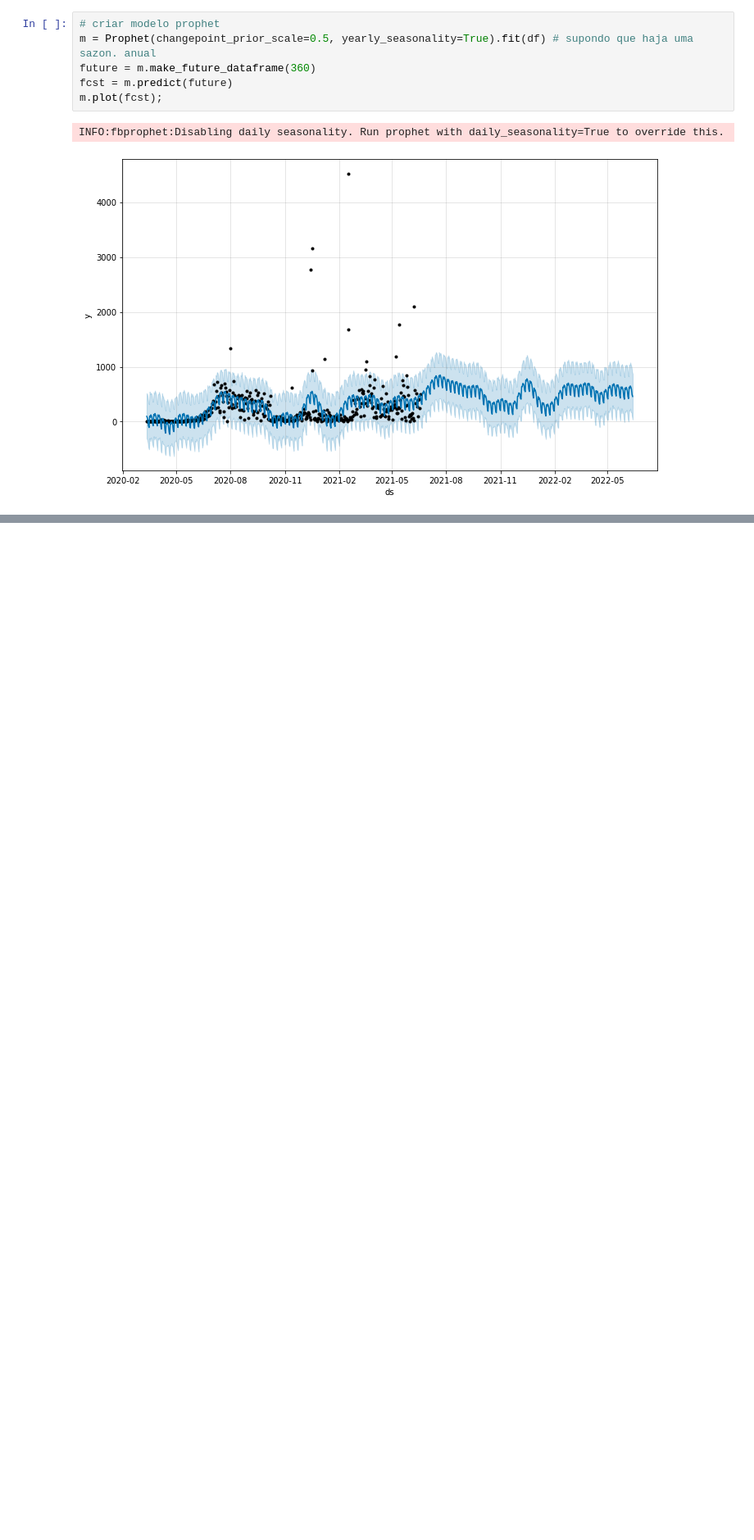
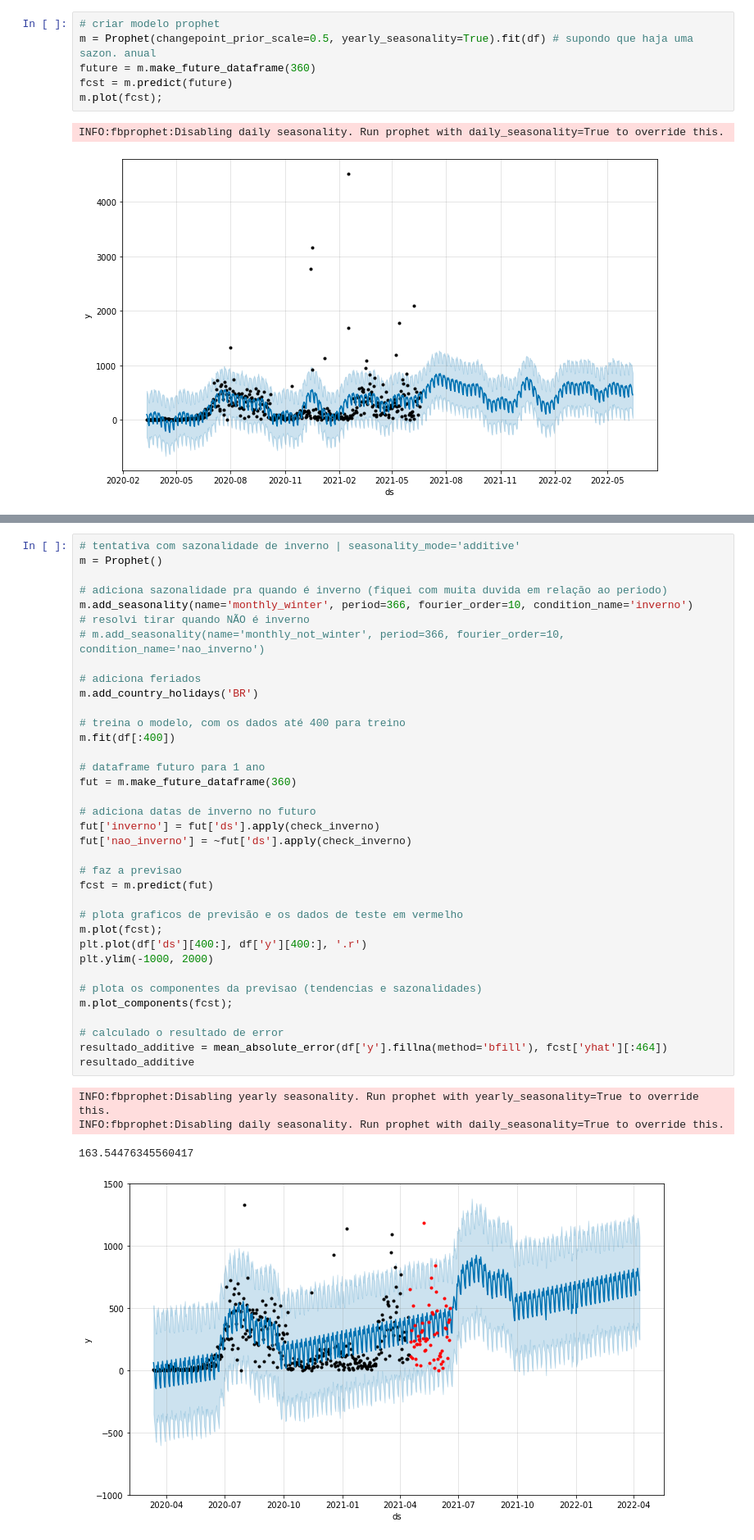
Before and after one commit to itsGab/bootcamp_df_covid_prophet, a Jupyter notebook: nb/covid_curitiba_pr.ipynb, the cells around one changed output, grey strips where cells are left out. Shown at 82% size. Saved outputs shown, nothing was run; the diff lists cells and outputs as text; blank space fills up the shorter version.

```diff
--- a/nb/covid_curitiba_pr.ipynb
+++ b/nb/covid_curitiba_pr.ipynb
@@ -166,0 +212,41 @@ m.plot_components(fcst);
+# %%
+# tentativa com sazonalidade de inverno | seasonality_mode='additive'
+m = Prophet()
+
+# adiciona sazonalidade pra quando é inverno (fiquei com muita duvida em relação ao periodo)
+m.add_seasonality(name='monthly_winter', period=366, fourier_order=10, condition_name='inverno')
+# resolvi tirar quando NÃO é inverno
+# m.add_seasonality(name='monthly_not_winter', period=366, fourier_order=10, condition_name='nao_inverno')
+
+# adiciona feriados
+m.add_country_holidays('BR')
+
+# treina o modelo, com os dados até 400 para treino
+m.fit(df[:400])
+
+# dataframe futuro para 1 ano
+fut = m.make_future_dataframe(360)
+
+# adiciona datas de inverno no futuro
+fut['inverno'] = fut['ds'].apply(check_inverno)
+fut['nao_inverno'] = ~fut['ds'].apply(check_inverno)
+
+# faz a previsao
+fcst = m.predict(fut)
+
+# plota graficos de previsão e os dados de teste em vermelho
+m.plot(fcst);
+plt.plot(df['ds'][400:], df['y'][400:], '.r')
+plt.ylim(-1000, 2000)
+
+# plota os componentes da previsao (tendencias e sazonalidades)
+m.plot_components(fcst);
+
+# calculado o resultado de error
+resultado_additive = mean_absolute_error(df['y'].fillna(method='bfill'), fcst['yhat'][:464])
+resultado_additive
+# %% [output]
+INFO:fbprophet:Disabling yearly seasonality. Run prophet with yearly_seasonality=True to override this.
+INFO:fbprophet:Disabling daily seasonality. Run prophet with daily_seasonality=True to override this.
+163.54476345560417
+[figure, added]
```
Also changed, not shown: parts of 11 cells of this notebook.
